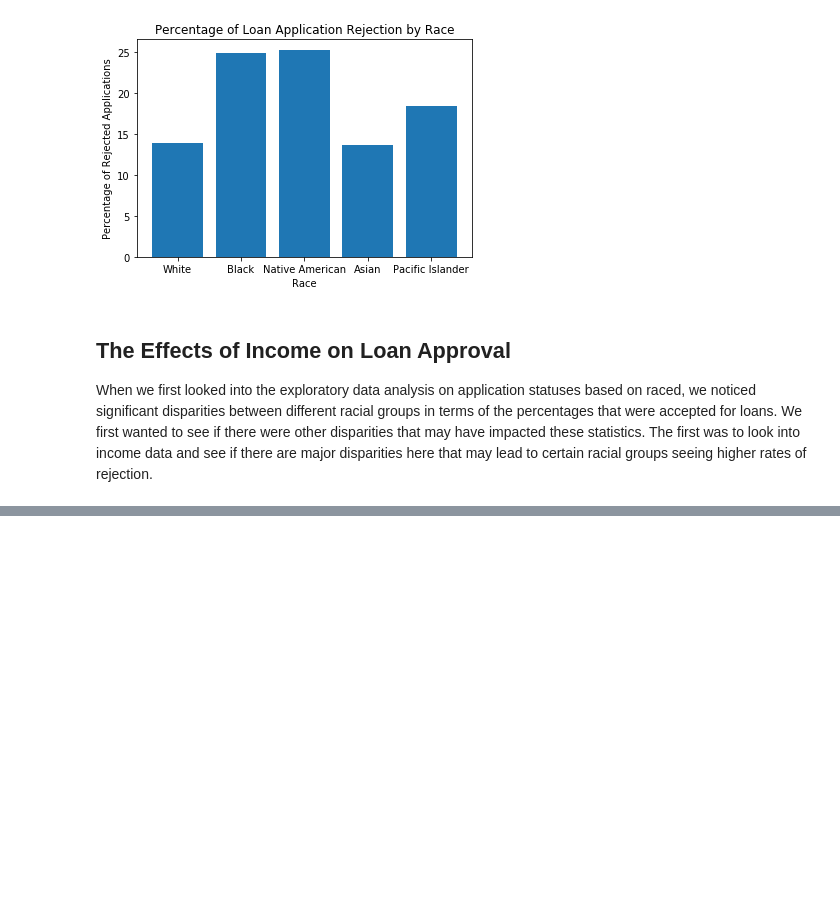
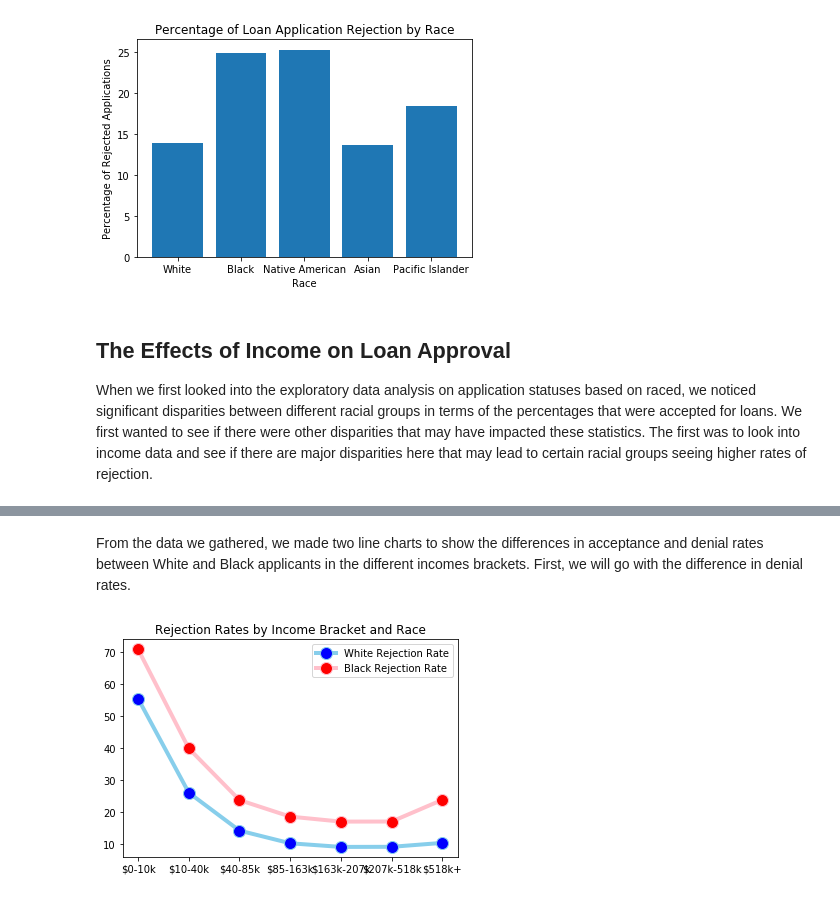
Before and after one commit to rakeshsenthil/DSC167_HMDA_Ethics, a Jupyter notebook: Paper_1_Final.ipynb, the cells around one changed output, grey strips where cells are left out. Saved outputs shown, nothing was run; the diff lists cells and outputs as text; code cells hidden in the pictures; blank space fills up the shorter version.

```diff
--- a/Paper_1_Final.ipynb
+++ b/Paper_1_Final.ipynb
@@ -63,0 +360,18 @@ When we first looked into the exploratory data analysis on application statuses
+# %% [markdown]
+From the data we gathered, we made two line charts to show the differences in acceptance and denial rates between White and Black applicants in the different incomes brackets. First, we will go with the difference in denial rates.
+# %%
+x_values = ['$0-10k', '$10-40k','$40-85k','$85-163k','$163k-207k','$207k-518k','$518k+']
+y1_values = [55.494530, 26.015737, 14.133654, 10.164868,9.027158,9.058271,10.293484]
+y2_values = [70.951658, 39.880038, 23.696660, 18.517326,16.957265,16.980620,23.787062]
+
+df = pd.DataFrame(list(zip(x_values, y1_values, y2_values)),columns = ['Income Bracket',
+                                                                       'White Rejection Rate','Black Rejection Rate'])
+
+plt.plot('Income Bracket', 'White Rejection Rate', data=df, marker='o', markerfacecolor='blue', markersize=12, color='skyblue', linewidth=4)
+plt.plot('Income Bracket', 'Black Rejection Rate', data=df, marker='o', markerfacecolor='red', markersize = 12, color='pink', linewidth=4)
+
+plt.legend()
+plt.title('Rejection Rates by Income Bracket and Race')
+plt.show()
+# %% [output]
+[figure, added]
```
Also changed, not shown: parts of 57 cells of this notebook.
